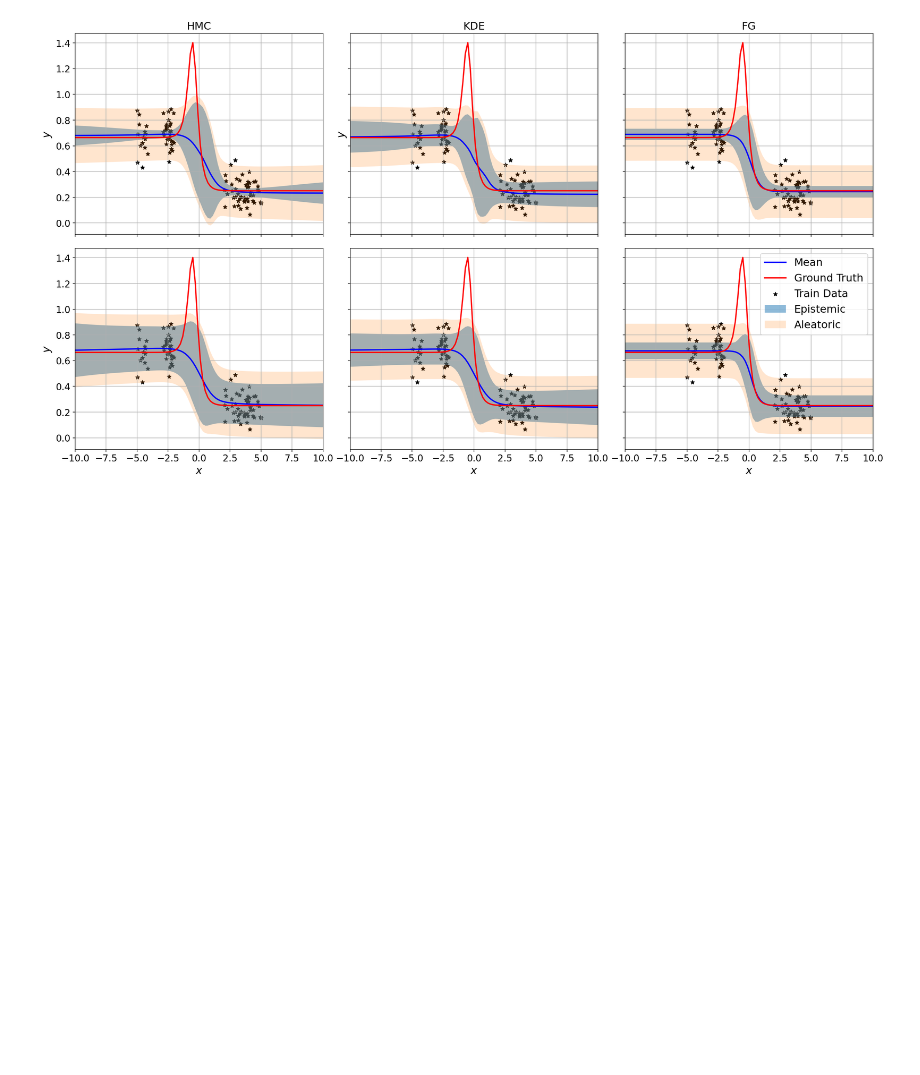
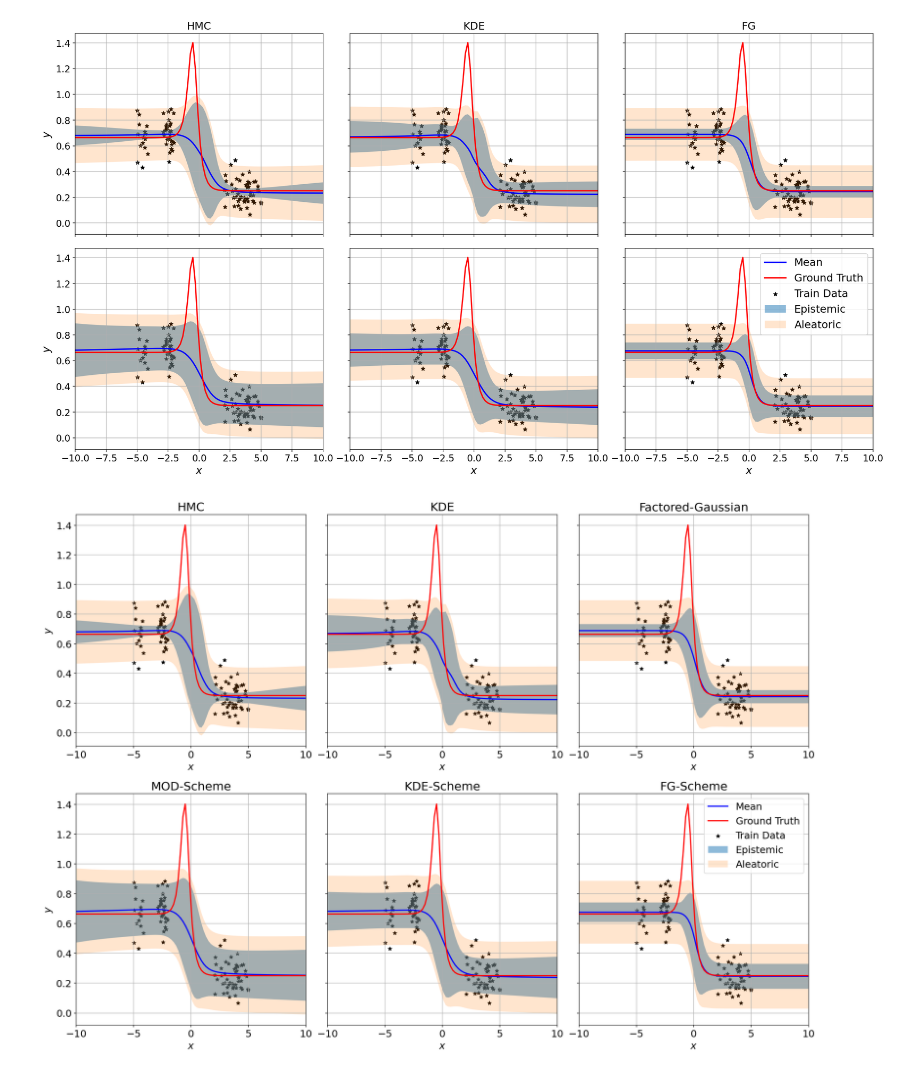
Before and after one commit to Bottledd/iREC, a Jupyter notebook: Experiments/BNN_Results/BNN_Beta_Results.ipynb, the cells around one changed output. Saved outputs shown, nothing was run; the diff lists cells and outputs as text; code cells hidden in the pictures; blank space fills up the shorter version.

Commit message:
New Plots - Subsampling traj plots

```diff
--- a/Experiments/BNN_Results/BNN_Beta_Results.ipynb
+++ b/Experiments/BNN_Results/BNN_Beta_Results.ipynb
@@ -510,2 +487,27 @@ f.savefig("Figures/Thesis/bnn_beta_1_plots.pdf", bbox_inches='tight')
 # %% [output]
 [figure]
+# %%
+fig = plt.figure(constrained_layout=True, figsize=(17.5,12.5))
+row_titles = ['Uncompressed Samples', 'Compressed Samples']
+col_titles = [['HMC', 'MOD-Scheme'], ['KDE', 'KDE-Scheme'], ['Factored-Gaussian', 'FG-Scheme']]
+preds = [[true_hmc_weights, compressed_weights_kde_exact, compressed_weights_var_exact],
+         [emp_weights[0], kde_weights[0], var_weights[-2]]]
+# create 3x1 subfigs
+subfigs = fig.subfigures(nrows=2, ncols=1)
+for row, subfig in enumerate(subfigs):
+    #subfig.suptitle(row_titles[row])
+    # create 1x3 subplots per subfig
+    axs = subfig.subplots(nrows=1, ncols=3, sharex=True, sharey=True)
+    for col, ax in enumerate(axs):
+        if col == 0:
+            ax.set_ylabel(r'$y$')
+        ax.set_xlabel(r'$x$')
+        ax = plot_preds(preds[row][col], ax=ax)
+        ax.set_title(col_titles[col][row])
+        ax.tick_params(axis='both', which='major', labelsize=16)
+        ax.tick_params(axis='both', which='minor', labelsize=16)
+        if col==2 and row==1:
+            ax.legend(fontsize=16)
+fig.savefig("Figures/Thesis/bnn_beta_1_plots.pdf", bbox_inches='tight')
+# %% [output]
+[figure, added]
```
Also changed, not shown: parts of 11 cells of this notebook, 10 other files.
